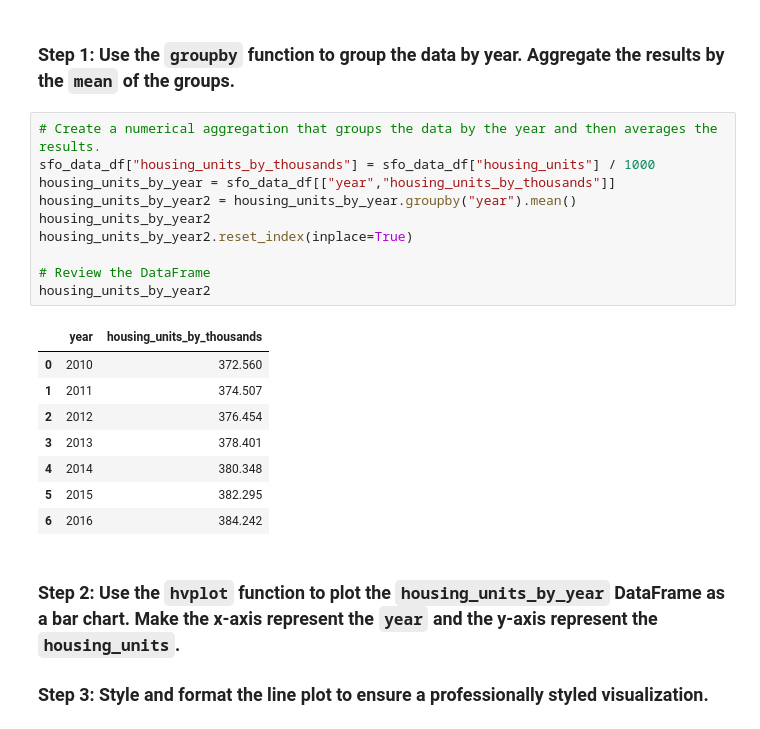
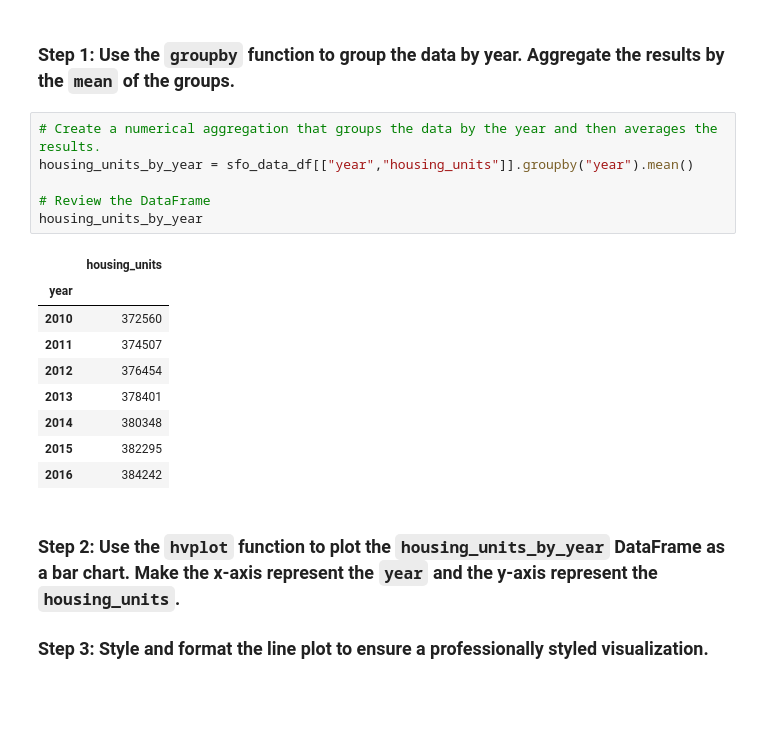
Before and after one commit to allyche/module_6_challenge, a Jupyter notebook: san_francisco_housing.ipynb, the cells around one changed output. Drawn from its saved outputs; the diff is of its cells as text; blank space fills up the shorter version.

```diff
--- a/san_francisco_housing.ipynb
+++ b/san_francisco_housing.ipynb
@@ -193,23 +193,20 @@ For this part of the assignment, use numerical and visual aggregation to calcula
 ### Step 1: Use the `groupby` function to group the data by year. Aggregate the results by the `mean` of the groups.
 # %%
 # Create a numerical aggregation that groups the data by the year and then averages the results.
-sfo_data_df["housing_units_by_thousands"] = sfo_data_df["housing_units"] / 1000
-housing_units_by_year = sfo_data_df[["year","housing_units_by_thousands"]]
-housing_units_by_year2 = housing_units_by_year.groupby("year").mean()
-housing_units_by_year2
-housing_units_by_year2.reset_index(inplace=True)
+housing_units_by_year = sfo_data_df[["year","housing_units"]].groupby("year").mean()
 
 # Review the DataFrame
-housing_units_by_year2
+housing_units_by_year
 # %% [output]
-|  | year | housing_units_by_thousands |
-| 0 | 2010 | 372.560 |
-| 1 | 2011 | 374.507 |
-| 2 | 2012 | 376.454 |
-| 3 | 2013 | 378.401 |
-| 4 | 2014 | 380.348 |
-| 5 | 2015 | 382.295 |
-| 6 | 2016 | 384.242 |
+|  | housing_units |
+| year |  |
+| 2010 | 372560 |
+| 2011 | 374507 |
+| 2012 | 376454 |
+| 2013 | 378401 |
+| 2014 | 380348 |
+| 2015 | 382295 |
+| 2016 | 384242 |
 # %% [markdown]
 ### Step 2: Use the `hvplot` function to plot the `housing_units_by_year` DataFrame as a bar chart. Make the x-axis represent the `year` and the y-axis represent the `housing_units`.
 
```
Also changed, not shown: parts of 13 cells of this notebook.
